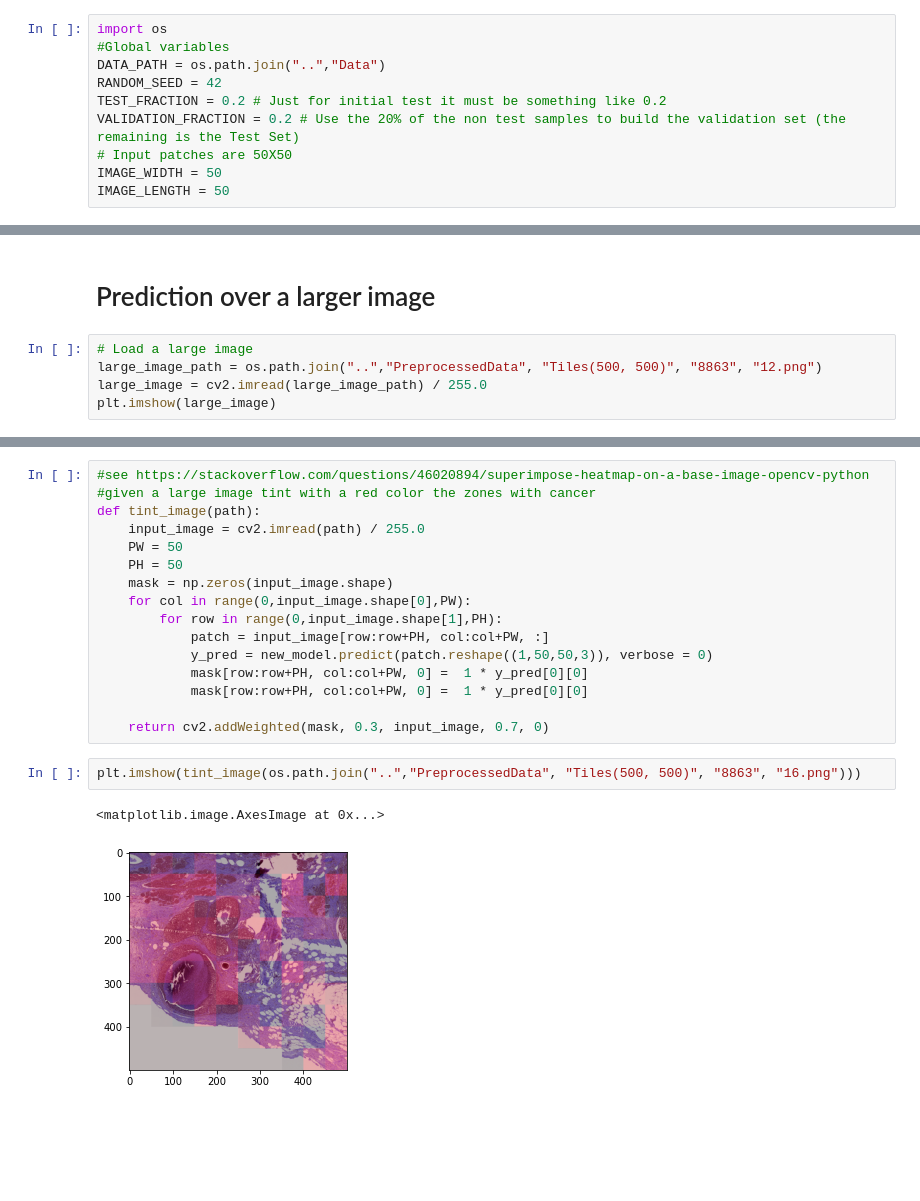
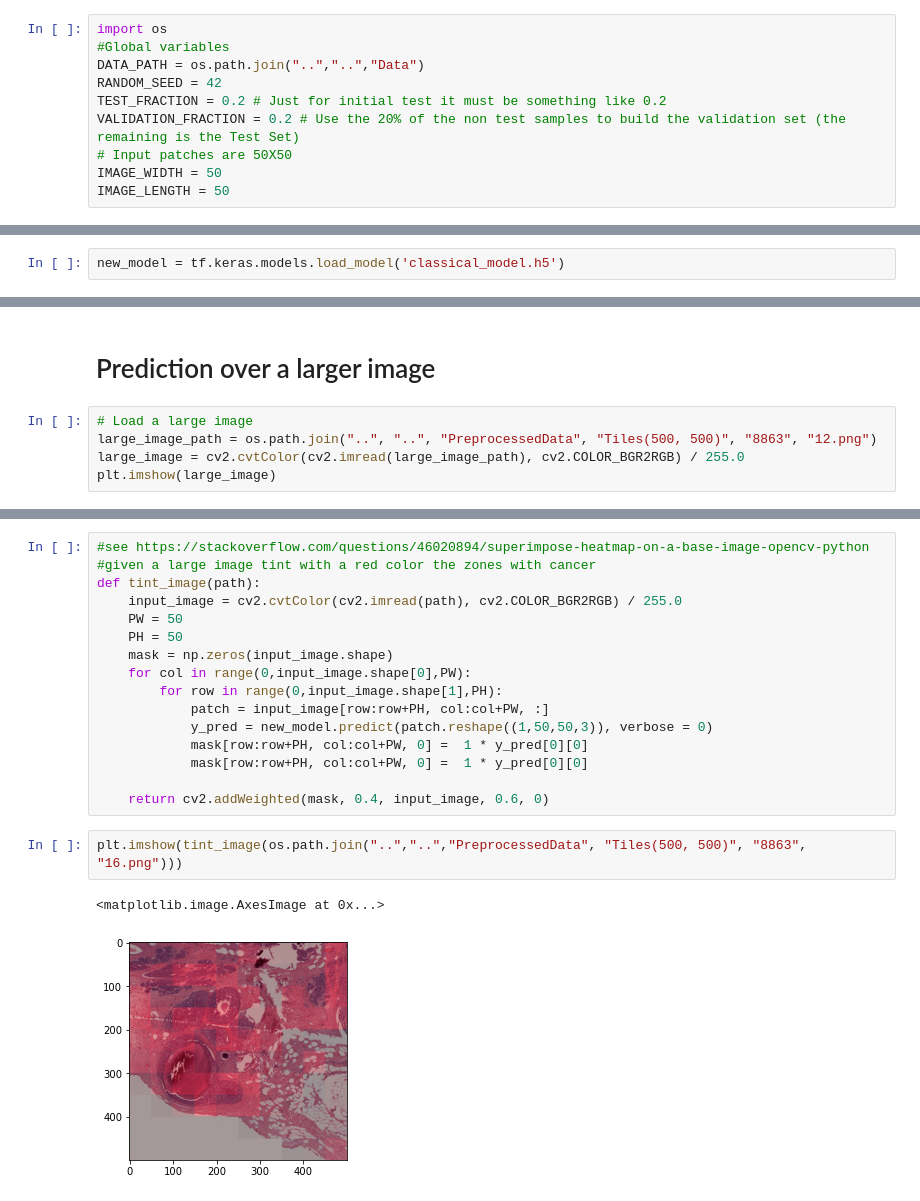
Before and after one commit to sechaparroc/BreastCancer, a Jupyter notebook: InitialModel/initial_model_test.ipynb, the cells around one changed output, grey strips where cells are left out. Drawn from its saved outputs; the diff is of its cells as text; blank space fills up the shorter version.

```diff
--- a/InitialModel/initial_model_test.ipynb
+++ b/InitialModel/initial_model_test.ipynb
@@ -13,7 +14,7 @@ os.environ["CUDA_VISIBLE_DEVICES"] = "-1"
 # %%
 import os
 #Global variables
-DATA_PATH = os.path.join("..","Data")
+DATA_PATH = os.path.join("..","..","Data")
 RANDOM_SEED = 42
 TEST_FRACTION = 0.2 # Just for initial test it must be something like 0.2
 VALIDATION_FRACTION = 0.2 # Use the 20% of the non test samples to build the validation set (the remaining is the Test Set)
@@ -240,6 +261,8 @@ new_model.evaluate(test_generator)
 # Prediction Stage
 
 Once we have a trained model the following step is to use it to predict new samples
+# %%
+new_model = tf.keras.models.load_model('classical_model.h5')
 # %%
 # Load a test image and visualize it
 import cv2
@@ -278,8 +301,8 @@ predict_random_samples(36)
 # Prediction over a larger image
 # %%
 # Load a large image
-large_image_path = os.path.join("..","PreprocessedData", "Tiles(500, 500)", "8863", "12.png")
-large_image = cv2.imread(large_image_path) / 255.0
+large_image_path = os.path.join("..", "..", "PreprocessedData", "Tiles(500, 500)", "8863", "12.png")
+large_image = cv2.cvtColor(cv2.imread(large_image_path), cv2.COLOR_BGR2RGB) / 255.0
 plt.imshow(large_image)
 # %% [output]
 <matplotlib.image.AxesImage at 0x...>
@@ -339,7 +365,7 @@ plt.imshow(super_imposed_img)
 #see https://stackoverflow.com/questions/46020894/superimpose-heatmap-on-a-base-image-opencv-python
 #given a large image tint with a red color the zones with cancer
 def tint_image(path):
-    input_image = cv2.imread(path) / 255.0
+    input_image = cv2.cvtColor(cv2.imread(path), cv2.COLOR_BGR2RGB) / 255.0
     PW = 50
     PH = 50
     mask = np.zeros(input_image.shape)
@@ -350,9 +376,9 @@ def tint_image(path):
             mask[row:row+PH, col:col+PW, 0] =  1 * y_pred[0][0]
             mask[row:row+PH, col:col+PW, 0] =  1 * y_pred[0][0]
 
-    return cv2.addWeighted(mask, 0.3, input_image, 0.7, 0)
+    return cv2.addWeighted(mask, 0.4, input_image, 0.6, 0)
 # %%
-plt.imshow(tint_image(os.path.join("..","PreprocessedData", "Tiles(500, 500)", "8863", "16.png")))
+plt.imshow(tint_image(os.path.join("..","..","PreprocessedData", "Tiles(500, 500)", "8863", "16.png")))
 # %% [output]
 <matplotlib.image.AxesImage at 0x...>
-[figure, old version]
+[figure, new version]
```
Also changed, not shown: parts of 25 cells of this notebook, 1 other file.
